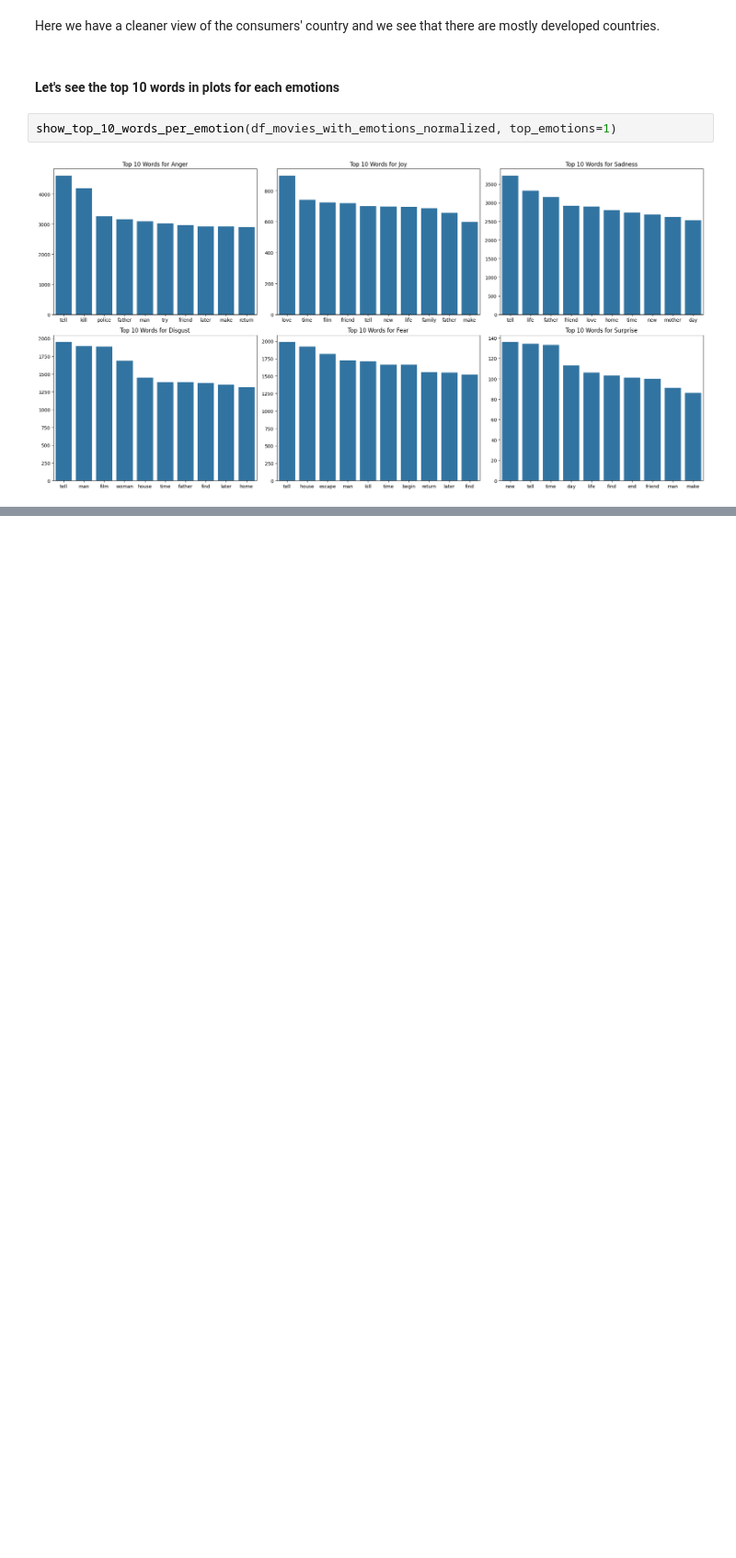
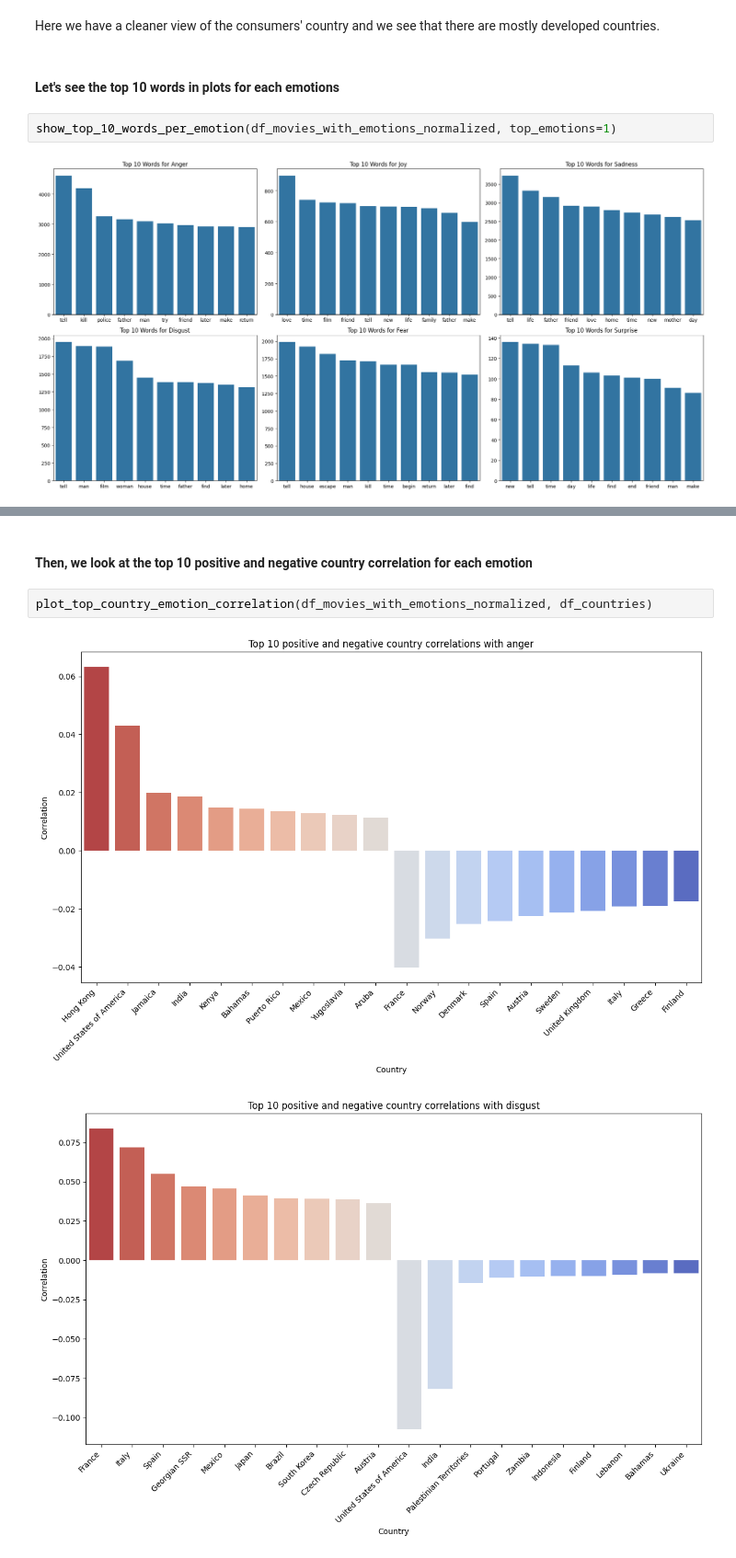
Before and after one commit to epfl-ada/ada-2024-project-sparkling, a Jupyter notebook: results.ipynb, the cells around one changed output, grey strips where cells are left out. Shown at 92% size. Drawn from its saved outputs; the diff is of its cells as text; blank space fills up the shorter version.

```diff
--- a/results.ipynb
+++ b/results.ipynb
@@ -166,0 +198,7 @@ show_top_10_words_per_emotion(df_movies_with_emotions_normalized, top_emotions=1
+# %% [markdown]
+#### Then, we look at the top 10 positive and negative country correlation for each emotion
+# %%
+plot_top_country_emotion_correlation(df_movies_with_emotions_normalized, df_countries)
+# %% [output]
+[figure, added]
+[figure, added]
```
Also changed, not shown: parts of 17 cells of this notebook, 1 other file.
